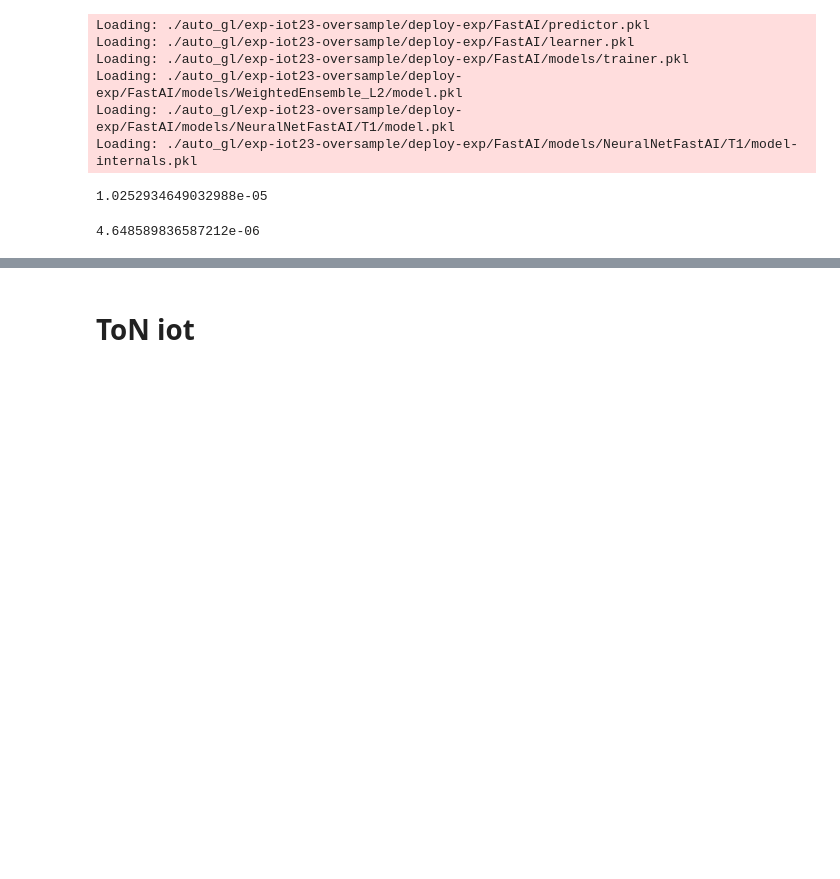
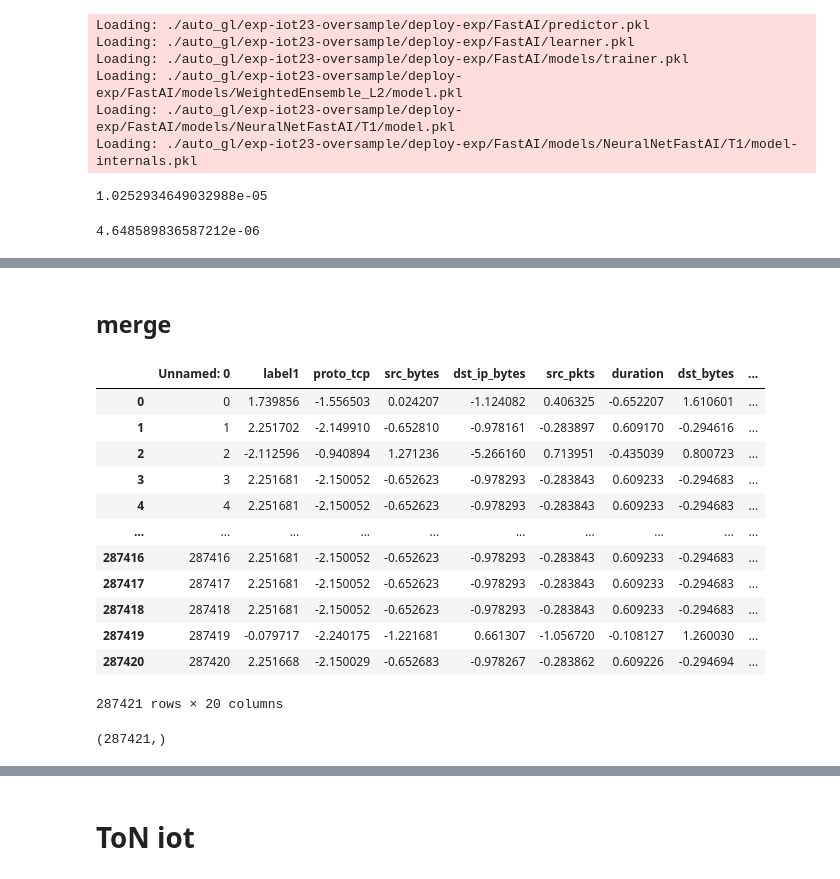
Before and after one commit to wuguobeijing/Anomaly-Detection-IoT23, a Jupyter notebook: Models/auto_gl.ipynb, the cells around one changed output, grey strips where cells are left out. Cells and saved outputs as stored; diff of their text form; code cells hidden in the pictures; blank space fills up the shorter version.

```diff
--- a/Models/auto_gl.ipynb
+++ b/Models/auto_gl.ipynb
@@ -897,0 +1103,35 @@ Loading: ./auto_gl/exp-iot23-oversample/deploy-exp/FastAI/models/NeuralNetFastAI
+# %% [markdown]
+## merge
+# %%
+import autogluon.core as ag
+import pandas as pd
+import numpy as np
+# df_c = pd.read_csv("./Data/mul/ToN-iot_all_mul.csv")
+data = pd.read_csv('/media/wuguo-buaa/LENOVO_USB_HDD/PycharmProjects/Anomaly-Detection-IoT23/Models/Data/mul/IOT23_all_mul_stander_ae.csv')[:-9]
+# data = pd.read_csv('/media/wuguo-buaa/LENOVO_USB_HDD/PycharmProjects/Anomaly-Detection-IoT23/Models/Data/mul/ton-IOT_all_only_attack_mul_stander_ae.csv')[:-9]
+label_lstm = np.load('/media/wuguo-buaa/LENOVO_USB_HDD/PycharmProjects/Anomaly-Detection-IoT23/Models/Data/mul/IOT23_LSTM_PRE.npy')
+label_tst = np.load('/media/wuguo-buaa/LENOVO_USB_HDD/PycharmProjects/Anomaly-Detection-IoT23/Models/Data/mul/IOT23_TST_PRE.npy')
+# label_lstm = np.load('/media/wuguo-buaa/LENOVO_USB_HDD/PycharmProjects/Anomaly-Detection-IoT23/Models/Data/mul/LSTM_attack_PRE.npy')
+# label_tst = np.load('/media/wuguo-buaa/LENOVO_USB_HDD/PycharmProjects/Anomaly-Detection-IoT23/Models/Data/mul/TST_attack_PRE.npy')
+dataframe_lstm = pd.DataFrame(label_lstm,columns=['label_lstm'])
+dataframe_tst = pd.DataFrame(label_tst,columns=['label_tst'])
+data = pd.concat([data,dataframe_lstm,dataframe_tst],axis=1)
+data
+# %% [output]
+|  | Unnamed: 0 | label1 | proto_tcp | src_bytes | dst_ip_bytes | src_pkts | duration | dst_bytes | ... |
+| 0 | 0 | 1.739856 | -1.556503 | 0.024207 | -1.124082 | 0.406325 | -0.652207 | 1.610601 | ... |
+| 1 | 1 | 2.251702 | -2.149910 | -0.652810 | -0.978161 | -0.283897 | 0.609170 | -0.294616 | ... |
+| 2 | 2 | -2.112596 | -0.940894 | 1.271236 | -5.266160 | 0.713951 | -0.435039 | 0.800723 | ... |
+| 3 | 3 | 2.251681 | -2.150052 | -0.652623 | -0.978293 | -0.283843 | 0.609233 | -0.294683 | ... |
+| 4 | 4 | 2.251681 | -2.150052 | -0.652623 | -0.978293 | -0.283843 | 0.609233 | -0.294683 | ... |
+| ... | ... | ... | ... | ... | ... | ... | ... | ... | ... |
+| 287416 | 287416 | 2.251681 | -2.150052 | -0.652623 | -0.978293 | -0.283843 | 0.609233 | -0.294683 | ... |
+| 287417 | 287417 | 2.251681 | -2.150052 | -0.652623 | -0.978293 | -0.283843 | 0.609233 | -0.294683 | ... |
+| 287418 | 287418 | 2.251681 | -2.150052 | -0.652623 | -0.978293 | -0.283843 | 0.609233 | -0.294683 | ... |
+| 287419 | 287419 | -0.079717 | -2.240175 | -1.221681 | 0.661307 | -1.056720 | -0.108127 | 1.260030 | ... |
+| 287420 | 287420 | 2.251668 | -2.150029 | -0.652683 | -0.978267 | -0.283862 | 0.609226 | -0.294694 | ... |
+287421 rows × 20 columns
+# %%
+label_tst.shape
+# %% [output]
+(287421,)
```
Also changed, not shown: parts of 43 cells of this notebook, 2 other files.
